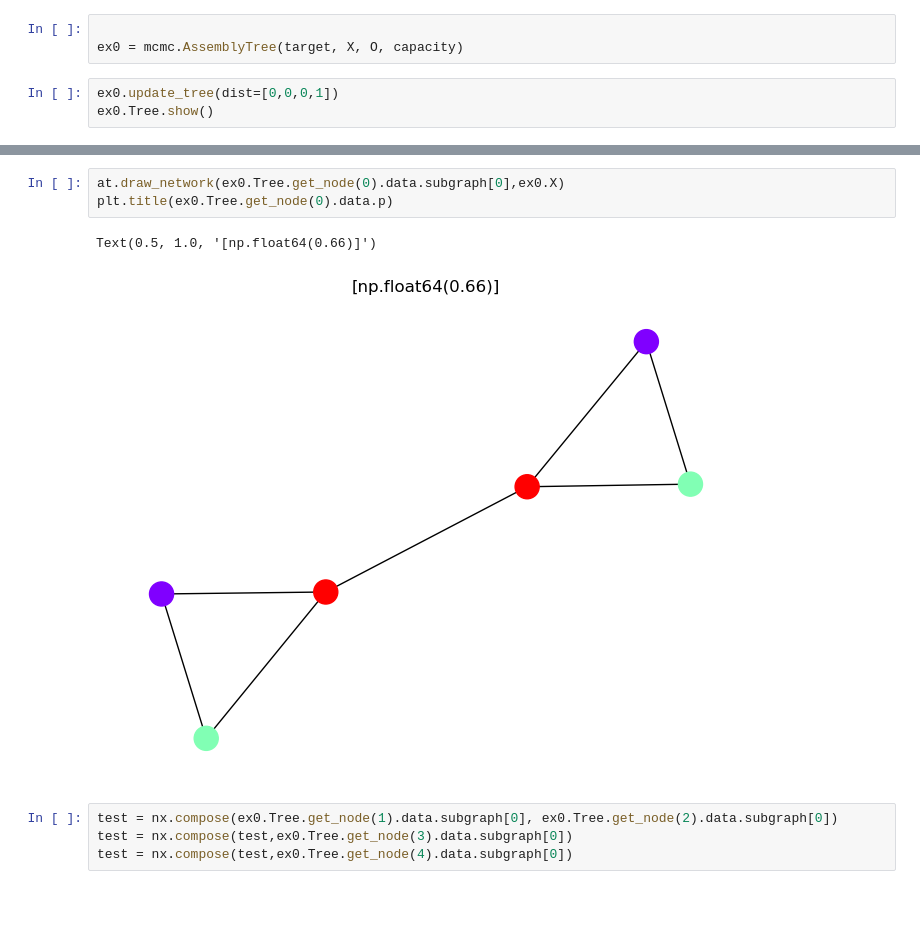
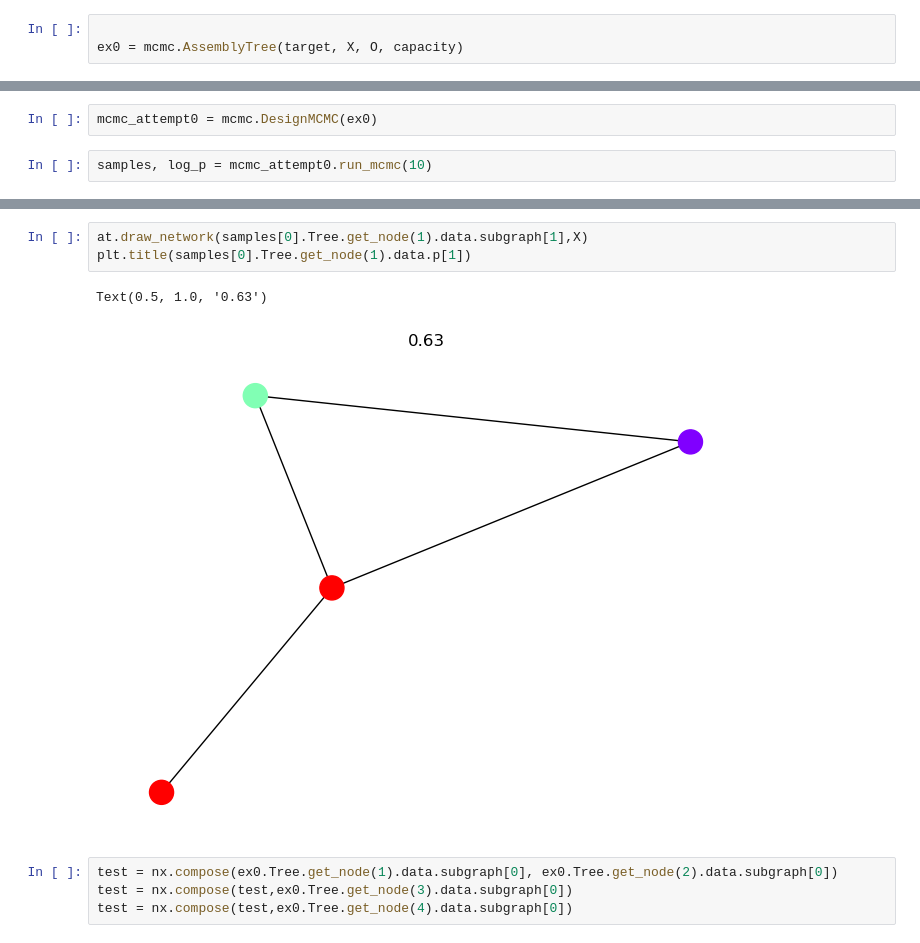
Before and after one commit to coryglover/NetDesign, a Jupyter notebook: notebooks/mcmc.ipynb, the cells around one changed output, grey strips where cells are left out. Drawn from its saved outputs; the diff is of its cells as text; blank space fills up the shorter version.

Commit message:
mcmc

```diff
--- a/notebooks/mcmc.ipynb
+++ b/notebooks/mcmc.ipynb
@@ -26,6 +26,3 @@ at.draw_network(target,X,with_labels=True)
 # %%
 
 ex0 = mcmc.AssemblyTree(target, X, O, capacity)
-# %%
-ex0.update_tree(dist=[0,0,0,1])
-ex0.Tree.show()
@@ -39,0 +29,4 @@ ex0.Tree.show()
+# %%
+mcmc_attempt0 = mcmc.DesignMCMC(ex0)
+# %%
+samples, log_p = mcmc_attempt0.run_mcmc(10)
@@ -40,9 +53,9 @@ ex0.Tree.show()
 # %%
-at.draw_network(ex0.Tree.get_node(0).data.subgraph[0],ex0.X)
-plt.title(ex0.Tree.get_node(0).data.p)
+at.draw_network(samples[0].Tree.get_node(1).data.subgraph[1],X)
+plt.title(samples[0].Tree.get_node(1).data.p[1])
 # %% [output]
-Text(0.5, 1.0, '[np.float64(0.66)]')
+Text(0.5, 1.0, '0.63')
-[figure, old version]
+[figure, new version]
 # %%
 test = nx.compose(ex0.Tree.get_node(1).data.subgraph[0], ex0.Tree.get_node(2).data.subgraph[0])
 test = nx.compose(test,ex0.Tree.get_node(3).data.subgraph[0])
```
Also changed, not shown: parts of 4 cells of this notebook, 2 other files.
